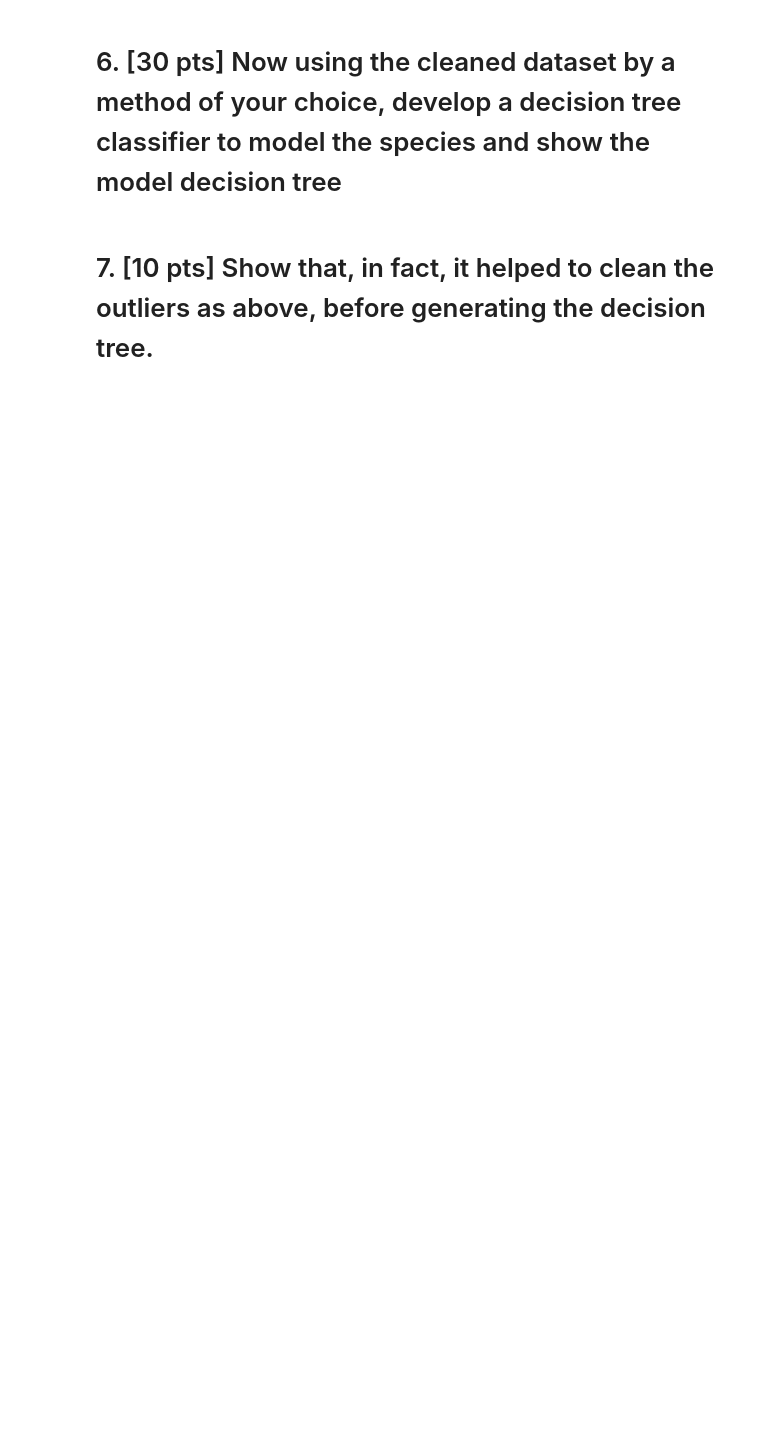
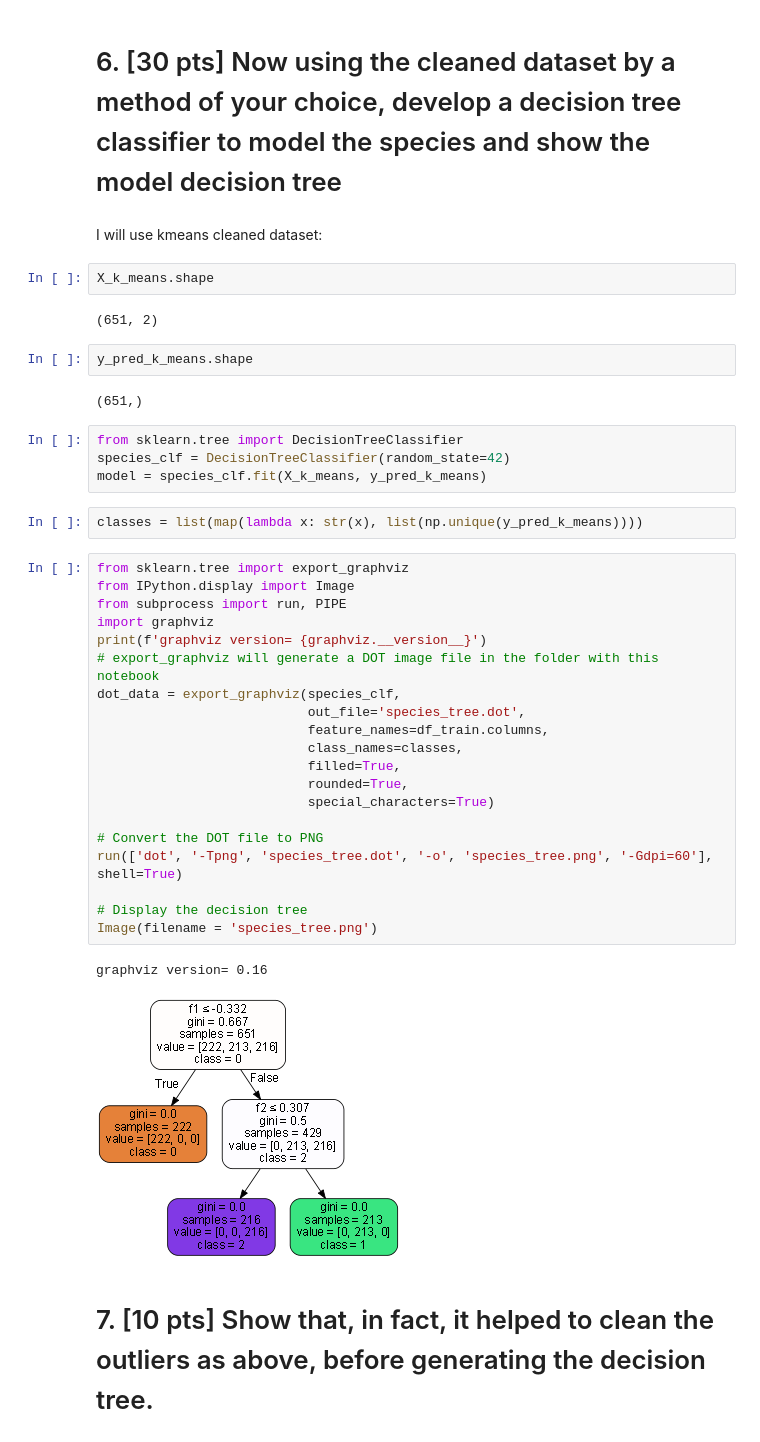
Before and after one commit to andrewcchan/jhuappliedmlcourse, a Jupyter notebook: Mod 8/Chan-Assign8.ipynb, the cells around one changed output. Cells and saved outputs as stored; diff of their text form; blank space fills up the shorter version.

Commit message:
MOD: add decision tree

```diff
--- a/Mod 8/Chan-Assign8.ipynb
+++ b/Mod 8/Chan-Assign8.ipynb
@@ -359,4 +368,43 @@ Name: cluster, dtype: int64
 # %% [markdown]
 # 6. [30 pts] Now using the cleaned dataset by a method of your choice, develop a decision tree classifier to model the species and show the model decision tree
+# %% [markdown]
+I will use kmeans cleaned dataset:
+# %%
+X_k_means.shape
+# %% [output]
+(651, 2)
+# %%
+y_pred_k_means.shape
+# %% [output]
+(651,)
+# %%
+from sklearn.tree import DecisionTreeClassifier
+species_clf = DecisionTreeClassifier(random_state=42)
+model = species_clf.fit(X_k_means, y_pred_k_means)
+# %%
+classes = list(map(lambda x: str(x), list(np.unique(y_pred_k_means))))
+# %%
+from sklearn.tree import export_graphviz
+from IPython.display import Image
+from subprocess import run, PIPE
+import graphviz
+print(f'graphviz version= {graphviz.__version__}')
+# export_graphviz will generate a DOT image file in the folder with this notebook
+dot_data = export_graphviz(species_clf,
+                           out_file='species_tree.dot',
+                           feature_names=df_train.columns,
+                           class_names=classes,
+                           filled=True,
+                           rounded=True,
+                           special_characters=True)
+
+# Convert the DOT file to PNG
+run(['dot', '-Tpng', 'species_tree.dot', '-o', 'species_tree.png', '-Gdpi=60'], shell=True)
+
+# Display the decision tree
+Image(filename = 'species_tree.png')
+# %% [output]
+graphviz version= 0.16
+[figure, added]
 # %% [markdown]
 # 7. [10 pts] Show that, in fact, it helped to clean the outliers as above, before generating the decision tree.
```
Also changed, not shown: parts of 13 cells of this notebook, 4 other files.
